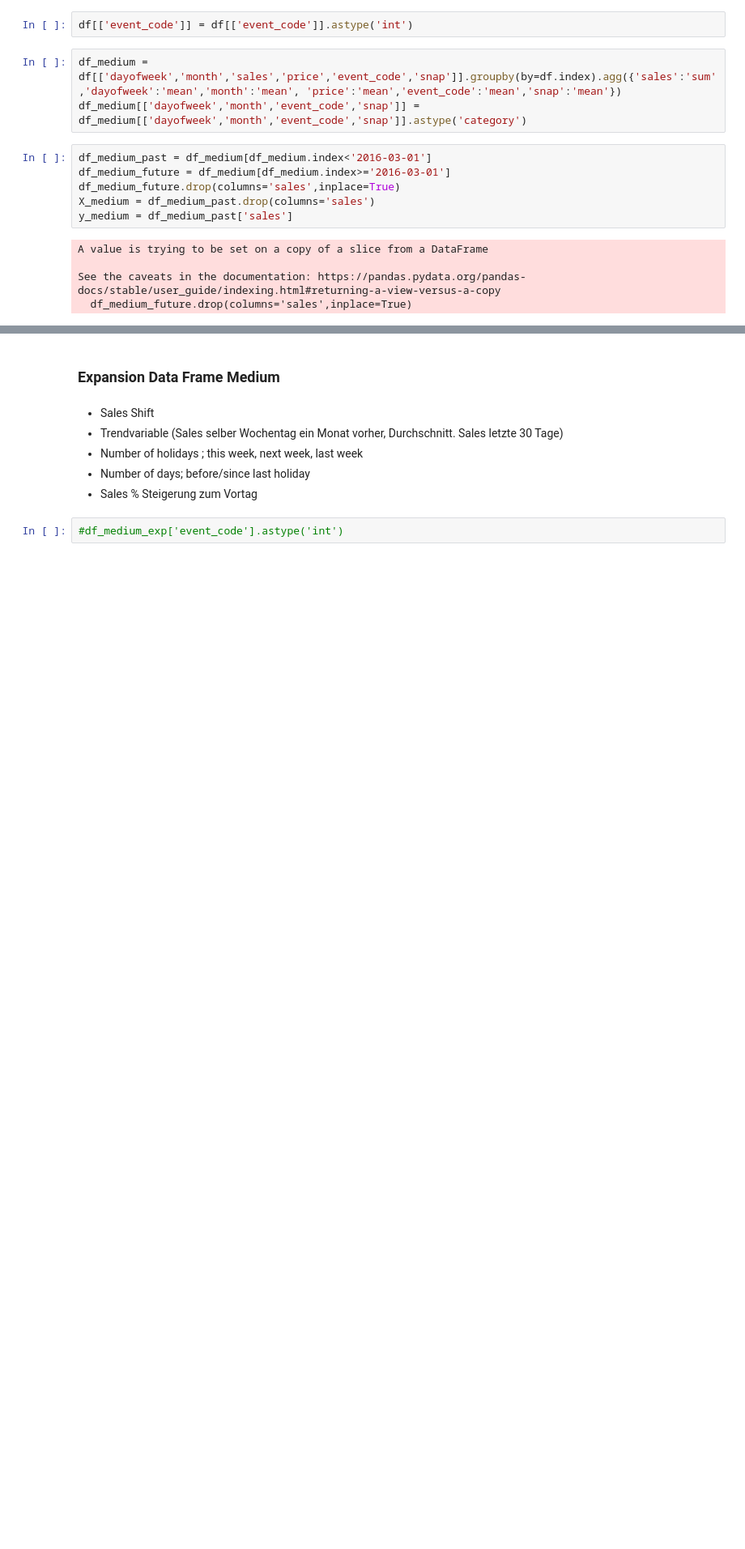
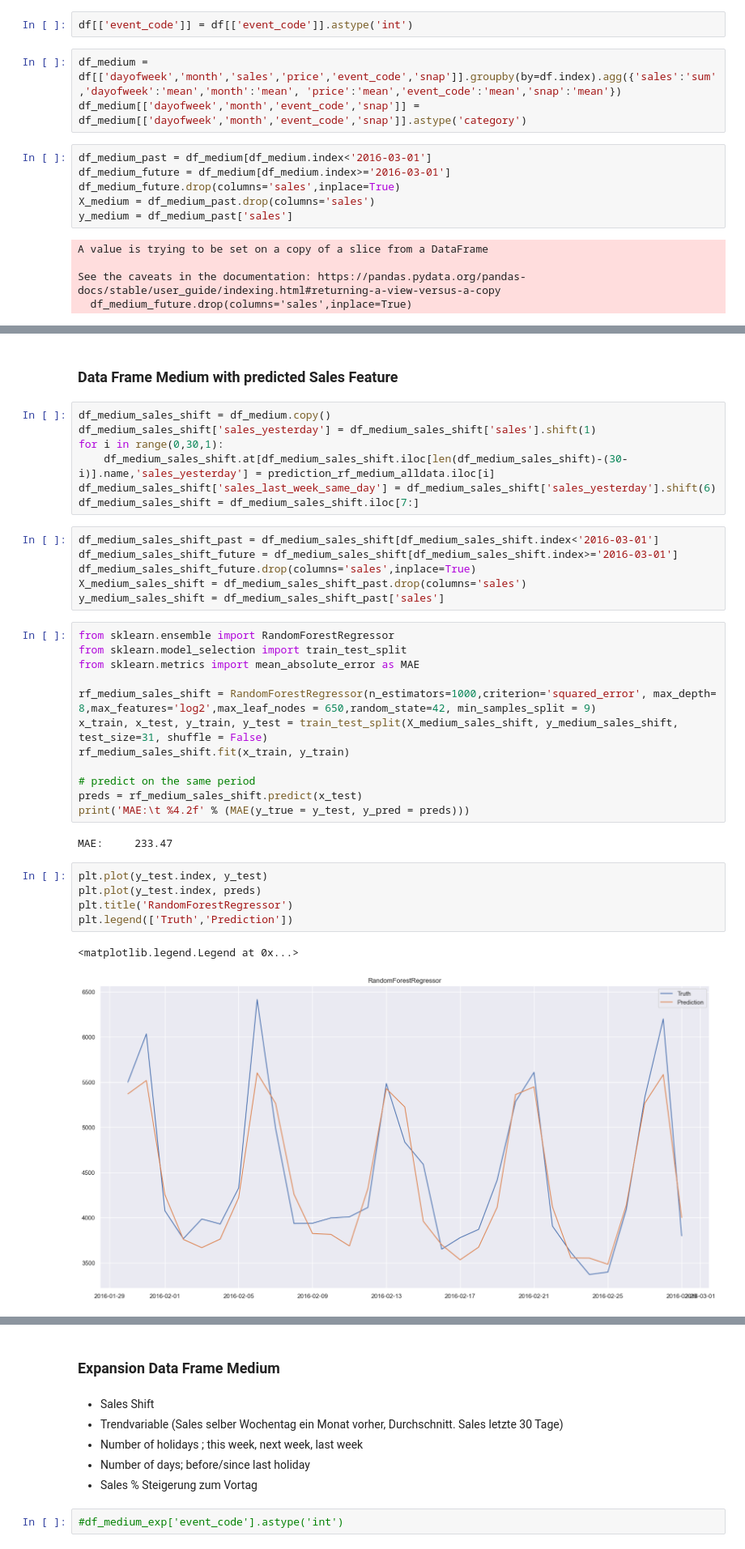
Before and after one commit to EdwinUe/BAB_WS22-23, a Jupyter notebook: Code/003BusinessAnalyticsBProjekt.ipynb, the cells around one changed output, grey strips where cells are left out. Shown at 81% size. Cells and saved outputs as stored; diff of their text form; blank space fills up the shorter version.

```diff
--- a/Code/003BusinessAnalyticsBProjekt.ipynb
+++ b/Code/003BusinessAnalyticsBProjekt.ipynb
@@ -311,0 +297,37 @@ See the caveats in the documentation: https://pandas.pydata.org/pandas-docs/stab
+# %% [markdown]
+### Data Frame Medium with predicted Sales Feature
+# %%
+df_medium_sales_shift = df_medium.copy()
+df_medium_sales_shift['sales_yesterday'] = df_medium_sales_shift['sales'].shift(1)
+for i in range(0,30,1):
+    df_medium_sales_shift.at[df_medium_sales_shift.iloc[len(df_medium_sales_shift)-(30-i)].name,'sales_yesterday'] = prediction_rf_medium_alldata.iloc[i]
+df_medium_sales_shift['sales_last_week_same_day'] = df_medium_sales_shift['sales_yesterday'].shift(6)
+df_medium_sales_shift = df_medium_sales_shift.iloc[7:]
+# %%
+df_medium_sales_shift_past = df_medium_sales_shift[df_medium_sales_shift.index<'2016-03-01']
+df_medium_sales_shift_future = df_medium_sales_shift[df_medium_sales_shift.index>='2016-03-01']
+df_medium_sales_shift_future.drop(columns='sales',inplace=True)
+X_medium_sales_shift = df_medium_sales_shift_past.drop(columns='sales')
+y_medium_sales_shift = df_medium_sales_shift_past['sales']
+# %%
+from sklearn.ensemble import RandomForestRegressor
+from sklearn.model_selection import train_test_split
+from sklearn.metrics import mean_absolute_error as MAE
+
+rf_medium_sales_shift = RandomForestRegressor(n_estimators=1000,criterion='squared_error', max_depth= 8,max_features='log2',max_leaf_nodes = 650,random_state=42, min_samples_split = 9)
+x_train, x_test, y_train, y_test = train_test_split(X_medium_sales_shift, y_medium_sales_shift, test_size=31, shuffle = False)
+rf_medium_sales_shift.fit(x_train, y_train)
+
+# predict on the same period
+preds = rf_medium_sales_shift.predict(x_test)
+print('MAE:\t %4.2f' % (MAE(y_true = y_test, y_pred = preds)))
+# %% [output]
+MAE:     233.47
+# %%
+plt.plot(y_test.index, y_test)
+plt.plot(y_test.index, preds)
+plt.title('RandomForestRegressor')
+plt.legend(['Truth','Prediction'])
+# %% [output]
+<matplotlib.legend.Legend at 0x...>
+[figure, added]
```
Also changed, not shown: parts of 45 cells of this notebook, 2 other files.
